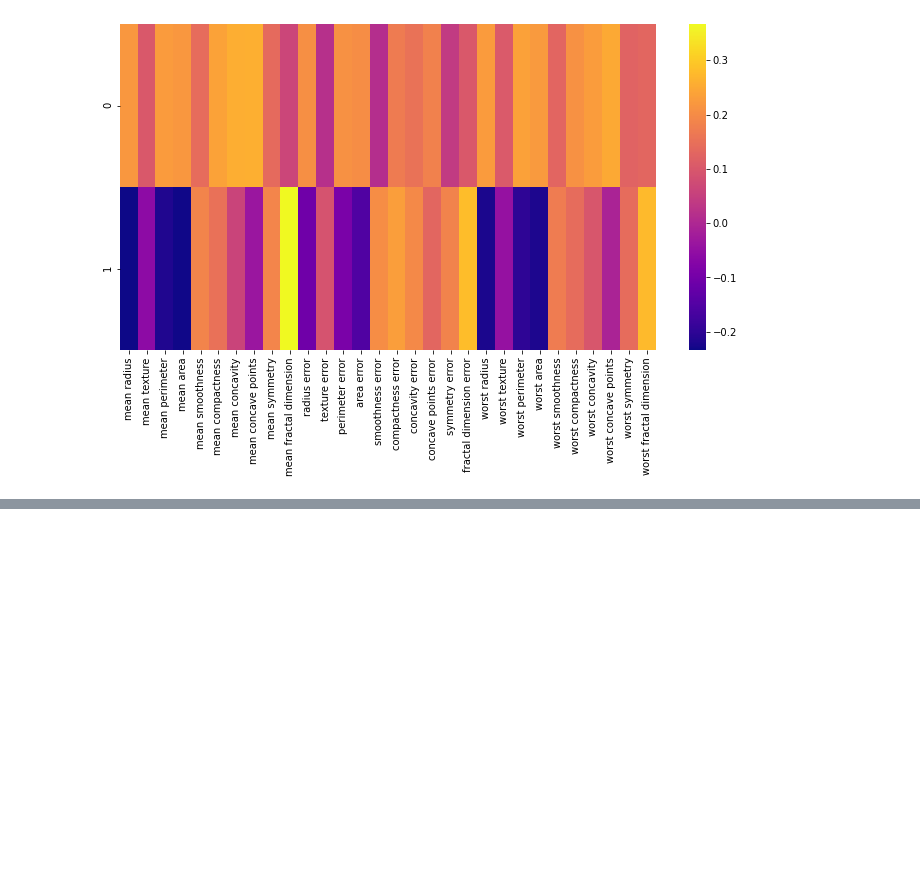
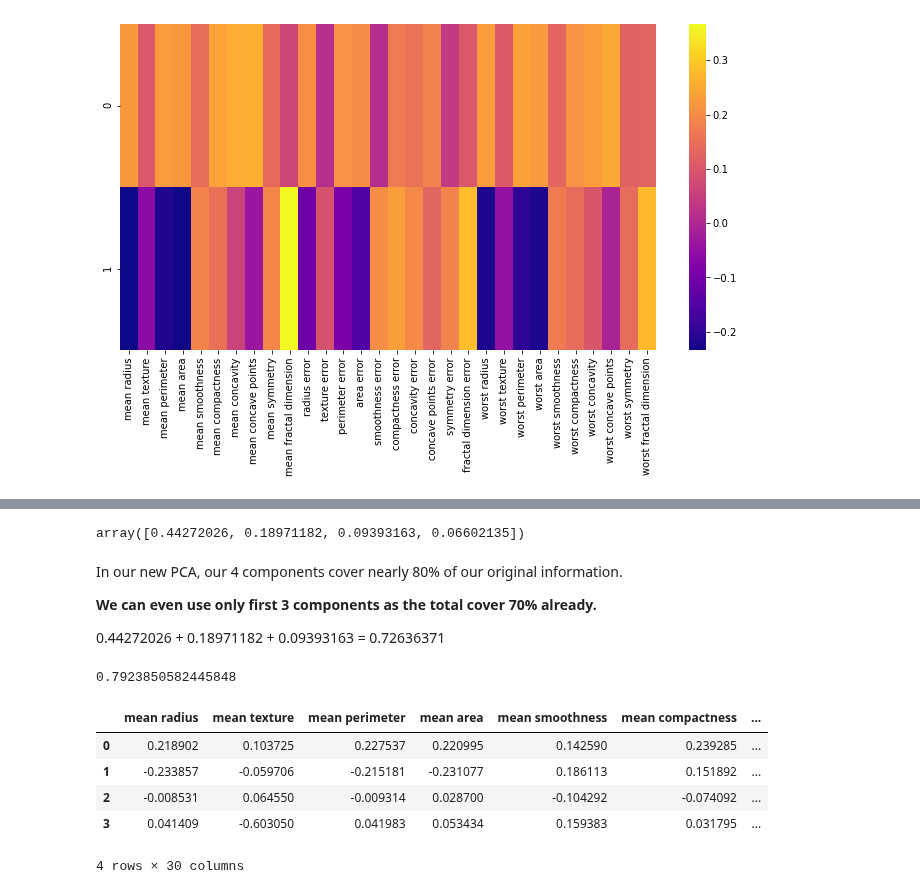
Before and after one commit to ptyadana/Data-Science-and-Machine-Learning-Projects-Dojo, a Jupyter notebook: Data Science and Machine Learning Bootcamp - JP/19. Principal-Component-Analysis/01-Principal Component Analysis.ipynb, the cells around one changed output, grey strips where cells are left out. Saved outputs shown, nothing was run; the diff lists cells and outputs as text; code cells hidden in the pictures; blank space fills up the shorter version.

Commit message:
PCA - added explained_variance_ratio and cumulative variance, add new PCA model
Former-commit-id: ba6e20dfce1ff5f93bfed853d82f94c2ade880c8

```diff
--- a/Data Science and Machine Learning Bootcamp - JP/19. Principal-Component-Analysis/01-Principal Component Analysis.ipynb
+++ b/Data Science and Machine Learning Bootcamp - JP/19. Principal-Component-Analysis/01-Principal Component Analysis.ipynb
@@ -204,0 +250,14 @@ Hopefully this information is useful to you when dealing with high dimensional d
+# %%
+pca.explained_variance_ratio_
+# %% [output]
+array([0.44272026, 0.18971182, 0.09393163, 0.06602135])
+# %% [markdown]
+In our new PCA, our 4 components cover nearly 80% of our original information.
+
+**We can even use only first 3 components as the total cover 70% already.**
+
+0.44272026 +  0.18971182 + 0.09393163 = 0.72636371
+# %%
+pca.explained_variance_ratio_.sum()
+# %% [output]
+0.7923850582445848
@@ -204,0 +266,9 @@ Hopefully this information is useful to you when dealing with high dimensional d
+# %%
+df_comp.head()
+# %% [output]
+|  | mean radius | mean texture | mean perimeter | mean area | mean smoothness | mean compactness | ... |
+| 0 | 0.218902 | 0.103725 | 0.227537 | 0.220995 | 0.142590 | 0.239285 | ... |
+| 1 | -0.233857 | -0.059706 | -0.215181 | -0.231077 | 0.186113 | 0.151892 | ... |
+| 2 | -0.008531 | 0.064550 | -0.009314 | 0.028700 | -0.104292 | -0.074092 | ... |
+| 3 | 0.041409 | -0.603050 | 0.041983 | 0.053434 | 0.159383 | 0.031795 | ... |
+4 rows × 30 columns
```
Also changed, not shown: parts of 15 cells of this notebook.
